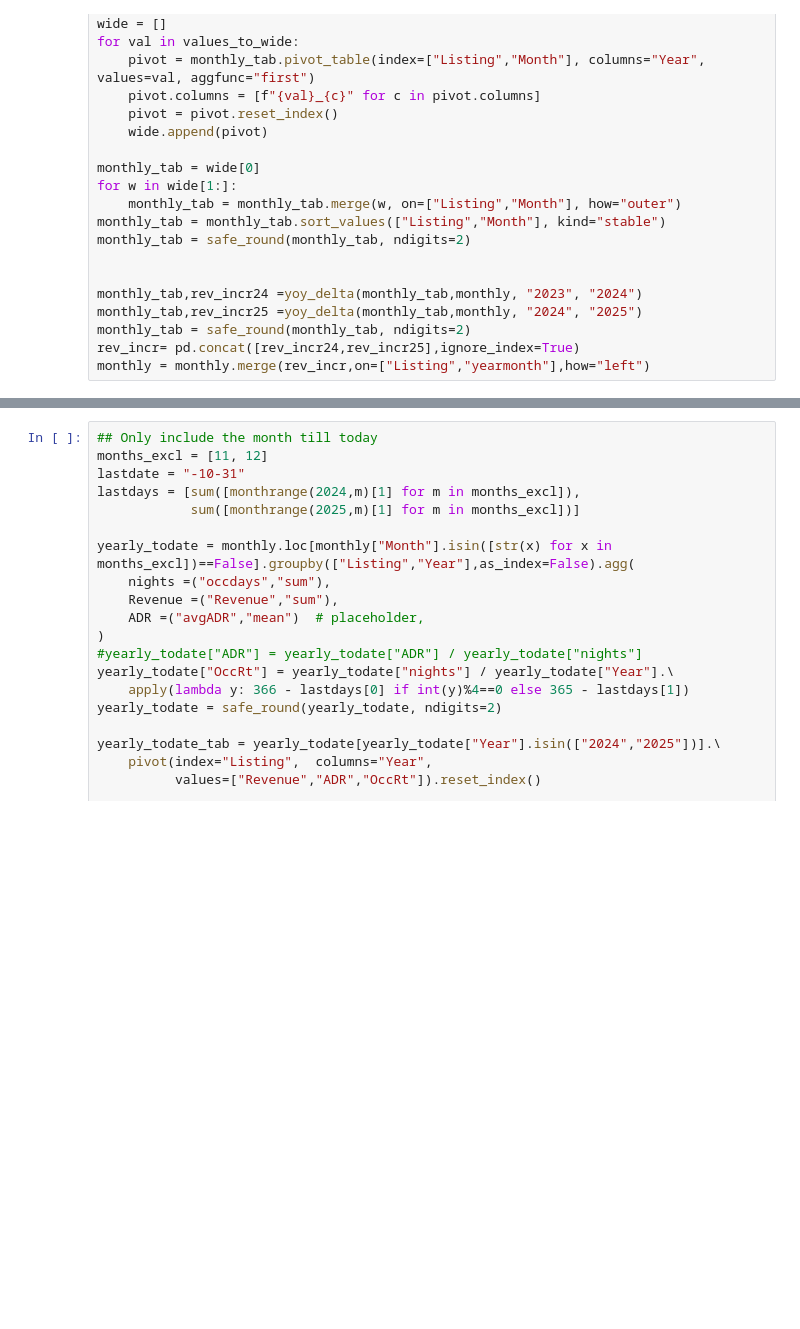
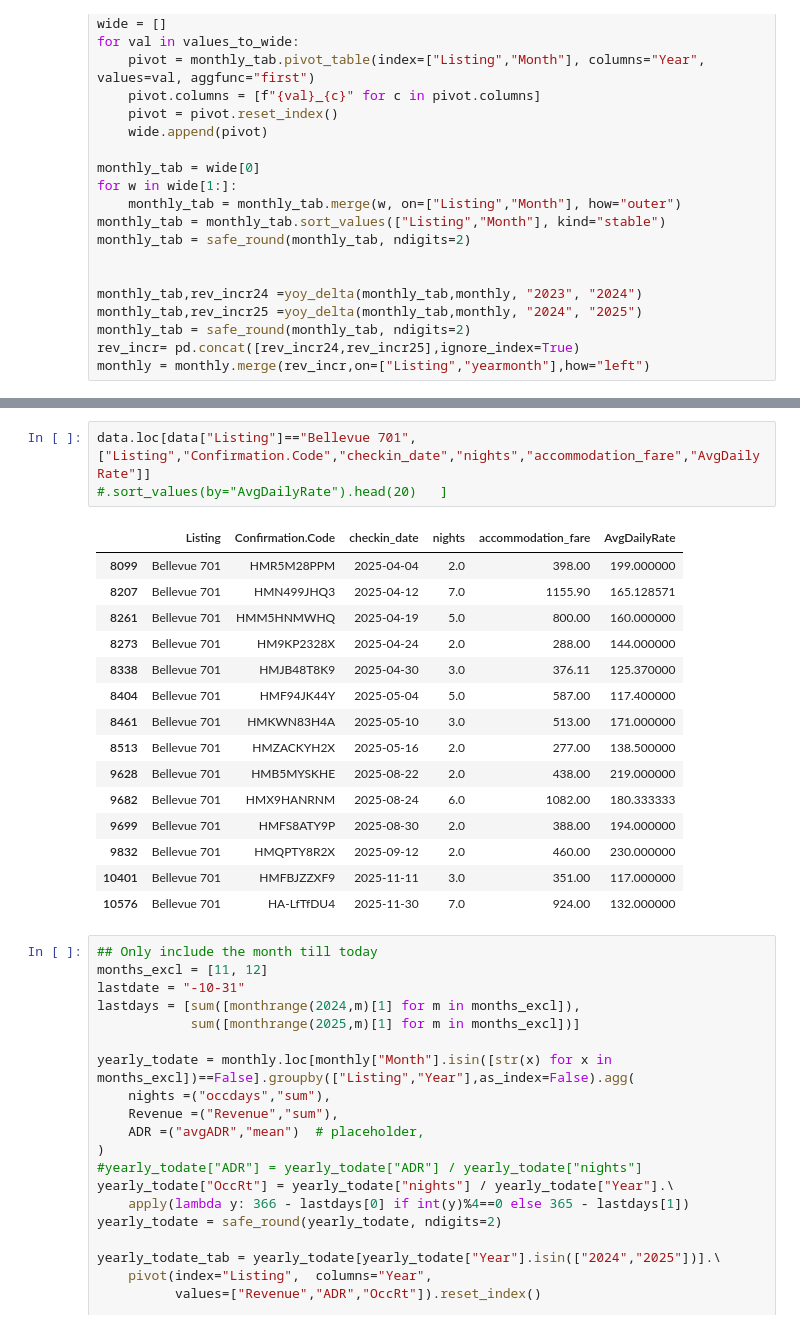
Before and after one commit to ylin2016/ValtaWork, a Jupyter notebook: Data and Reporting/python/RevenueReport.ipynb, the cells around one changed output, grey strips where cells are left out. Saved outputs shown, nothing was run; the diff lists cells and outputs as text; blank space fills up the shorter version.

```diff
--- a/Data and Reporting/python/RevenueReport.ipynb
+++ b/Data and Reporting/python/RevenueReport.ipynb
@@ -332,6 +339,25 @@ yearly_tab = yearly_tab.merge(rangeADR,on="Listing",how="left")
 yearly_tab = safe_round(yearly_tab, ndigits=2)
 #yearly_tab["Revenue_ratio"] = yearly_tab["Revenue_2025"]/yearly_tab["Revenue_2024"]
 #yearly_tab["Revenue_hlt"] = np.where(yearly_tab["Revenue_ratio_today"]<0.95,"Loss","")
+# %%
+data.loc[data["Listing"]=="Bellevue 701",["Listing","Confirmation.Code","checkin_date","nights","accommodation_fare","AvgDailyRate"]]
+#.sort_values(by="AvgDailyRate").head(20)   ]
+# %% [output]
+|  | Listing | Confirmation.Code | checkin_date | nights | accommodation_fare | AvgDailyRate |
+| 8099 | Bellevue 701 | HMR5M28PPM | 2025-04-04 | 2.0 | 398.00 | 199.000000 |
+| 8207 | Bellevue 701 | HMN499JHQ3 | 2025-04-12 | 7.0 | 1155.90 | 165.128571 |
+| 8261 | Bellevue 701 | HMM5HNMWHQ | 2025-04-19 | 5.0 | 800.00 | 160.000000 |
+| 8273 | Bellevue 701 | HM9KP2328X | 2025-04-24 | 2.0 | 288.00 | 144.000000 |
+| 8338 | Bellevue 701 | HMJB48T8K9 | 2025-04-30 | 3.0 | 376.11 | 125.370000 |
+| 8404 | Bellevue 701 | HMF94JK44Y | 2025-05-04 | 5.0 | 587.00 | 117.400000 |
+| 8461 | Bellevue 701 | HMKWN83H4A | 2025-05-10 | 3.0 | 513.00 | 171.000000 |
+| 8513 | Bellevue 701 | HMZACKYH2X | 2025-05-16 | 2.0 | 277.00 | 138.500000 |
+| 9628 | Bellevue 701 | HMB5MYSKHE | 2025-08-22 | 2.0 | 438.00 | 219.000000 |
+| 9682 | Bellevue 701 | HMX9HANRNM | 2025-08-24 | 6.0 | 1082.00 | 180.333333 |
+| 9699 | Bellevue 701 | HMFS8ATY9P | 2025-08-30 | 2.0 | 388.00 | 194.000000 |
+| 9832 | Bellevue 701 | HMQPTY8R2X | 2025-09-12 | 2.0 | 460.00 | 230.000000 |
+| 10401 | Bellevue 701 | HMFBJZZXF9 | 2025-11-11 | 3.0 | 351.00 | 117.000000 |
+| 10576 | Bellevue 701 | HA-LfTfDU4 | 2025-11-30 | 7.0 | 924.00 | 132.000000 |
 # %%
 ## Only include the month till today
 months_excl = [11, 12]
```
Also changed, not shown: parts of 1 cell of this notebook.
